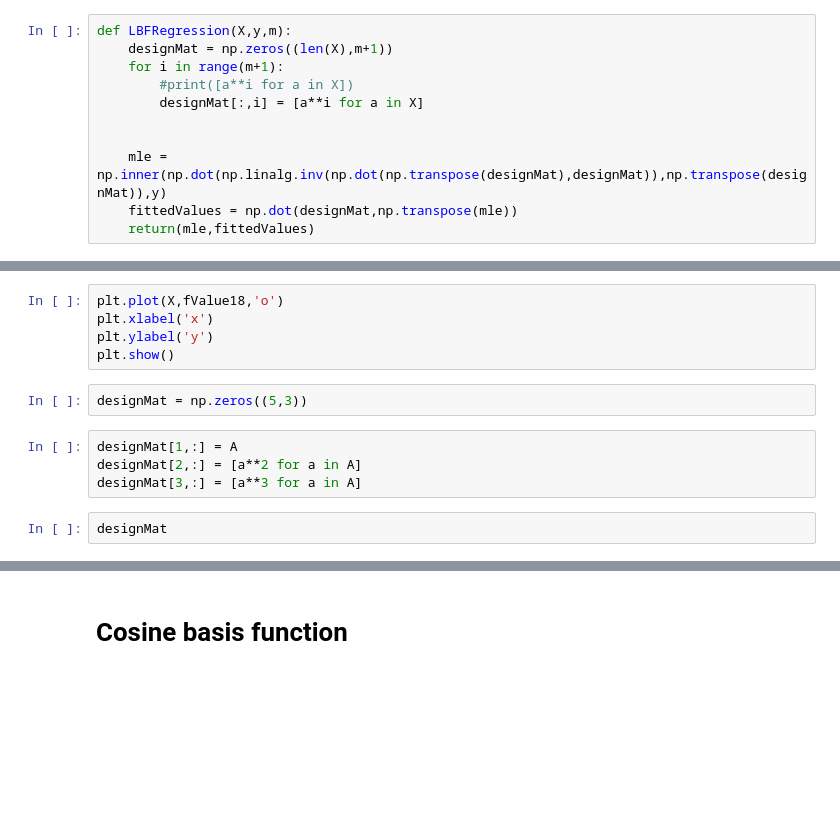
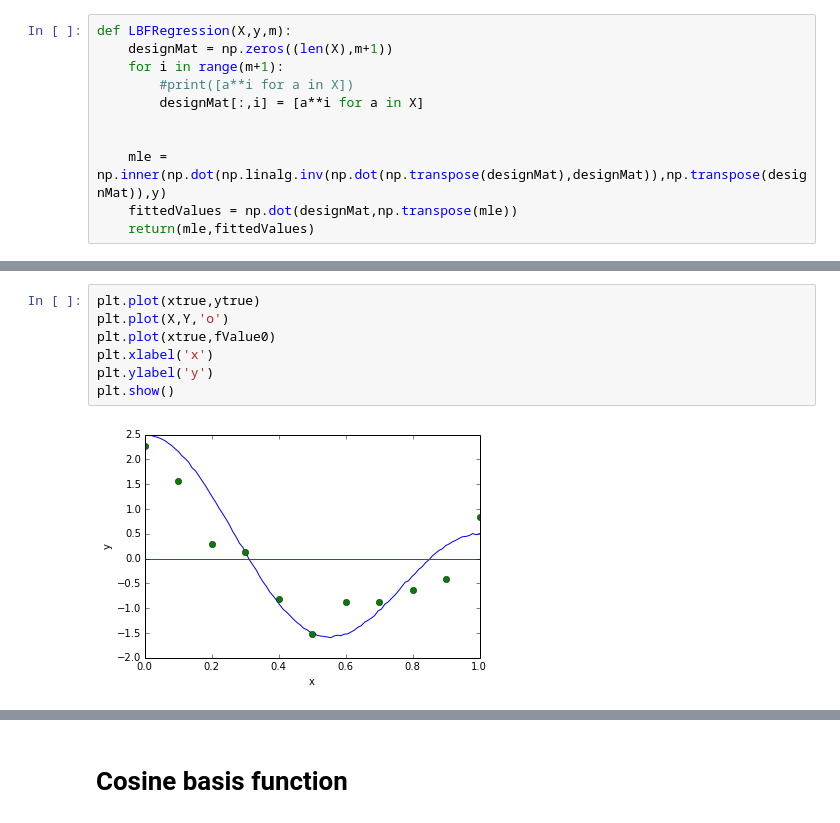
Before and after one commit to Divyagash/Class-6, a Jupyter notebook: PythonFiles/HW1.ipynb, the cells around one changed output, grey strips where cells are left out. Cells and saved outputs as stored; diff of their text form; blank space fills up the shorter version.

```diff
--- a/PythonFiles/HW1.ipynb
+++ b/PythonFiles/HW1.ipynb
@@ -537,13 +593,9 @@ fValue18 = LBFRegression(X,Y,18)[1]
 # %%
-plt.plot(X,fValue18,'o')
+plt.plot(xtrue,ytrue)
+plt.plot(X,Y,'o')
+plt.plot(xtrue,fValue0)
 plt.xlabel('x')
 plt.ylabel('y')
 plt.show()
+# %% [output]
+[figure, added]
-# %%
-designMat = np.zeros((5,3))
-# %%
-designMat[1,:] = A
-designMat[2,:] = [a**2 for a in A]
-designMat[3,:] = [a**3 for a in A]
-# %%
-designMat
```
Also changed, not shown: parts of 26 cells of this notebook.
